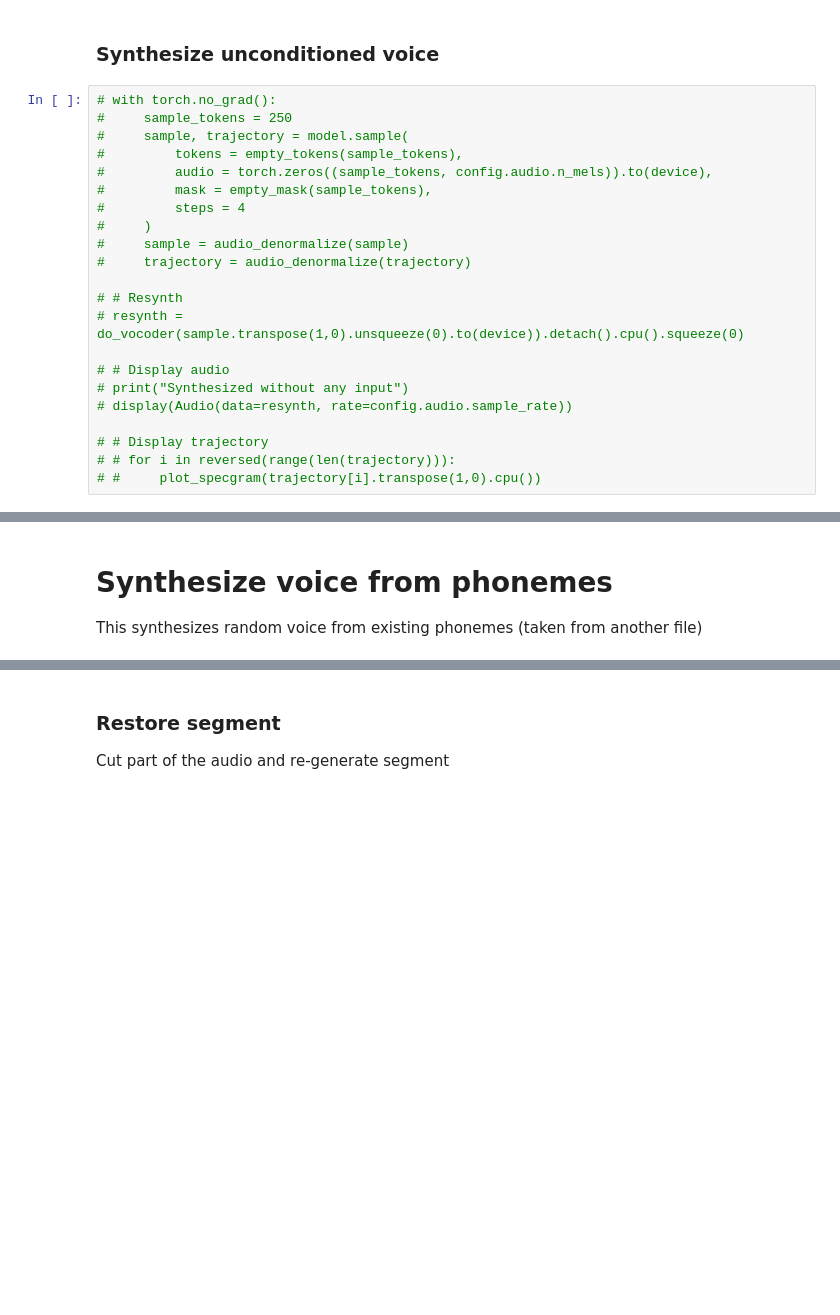
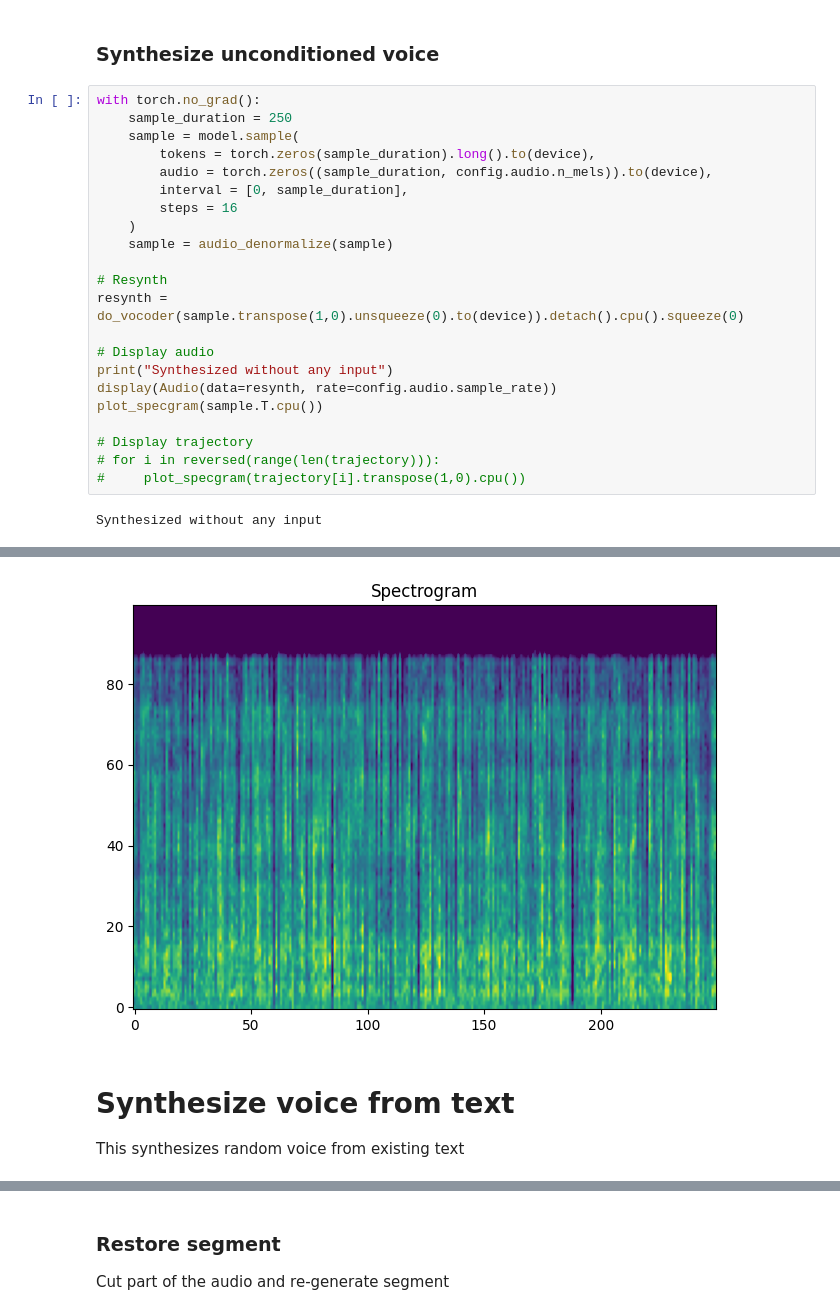
Before and after one commit to ex3ndr/supervoice-hybrid, a Jupyter notebook: eval_variant_2.ipynb, the cells around one changed output, grey strips where cells are left out. Cells and saved outputs as stored; diff of their text form; blank space fills up the shorter version.

```diff
--- a/eval_variant_2.ipynb
+++ b/eval_variant_2.ipynb
@@ -123,24 +111,26 @@ plot_specgram(cond_spec.cpu())
 # %% [markdown]
 ### Synthesize unconditioned voice
 # %%
-# with torch.no_grad():
-#     sample_tokens = 250
-#     sample, trajectory = model.sample(
-#         tokens = empty_tokens(sample_tokens),
-#         audio = torch.zeros((sample_tokens, config.audio.n_mels)).to(device),
-#         mask = empty_mask(sample_tokens),
-#         steps = 4
-#     )
-#     sample = audio_denormalize(sample)
-#     trajectory = audio_denormalize(trajectory)
+with torch.no_grad():
+    sample_duration = 250
+    sample = model.sample(
+        tokens = torch.zeros(sample_duration).long().to(device),
+        audio = torch.zeros((sample_duration, config.audio.n_mels)).to(device),
+        interval = [0, sample_duration],
+        steps = 16
+    )
+    sample = audio_denormalize(sample)
 
-# # Resynth
-# resynth = do_vocoder(sample.transpose(1,0).unsqueeze(0).to(device)).detach().cpu().squeeze(0)
+# Resynth
+resynth = do_vocoder(sample.transpose(1,0).unsqueeze(0).to(device)).detach().cpu().squeeze(0)
 
-# # Display audio
-# print("Synthesized without any input")
-# display(Audio(data=resynth, rate=config.audio.sample_rate))
+# Display audio
+print("Synthesized without any input")
+display(Audio(data=resynth, rate=config.audio.sample_rate))
+plot_specgram(sample.T.cpu())
 
-# # Display trajectory
-# # for i in reversed(range(len(trajectory))):
-# #     plot_specgram(trajectory[i].transpose(1,0).cpu())
+# Display trajectory
+# for i in reversed(range(len(trajectory))):
+#     plot_specgram(trajectory[i].transpose(1,0).cpu())
+# %% [output]
+Synthesized without any input
@@ -147,5 +138,6 @@ plot_specgram(cond_spec.cpu())
+[figure, added]
 # %% [markdown]
-# Synthesize voice from phonemes
-This synthesizes random voice from existing phonemes (taken from another file)
+# Synthesize voice from text
+This synthesizes random voice from existing text
 # %%
 with torch.no_grad():
```
Also changed, not shown: parts of 9 cells of this notebook, 2 other files.
